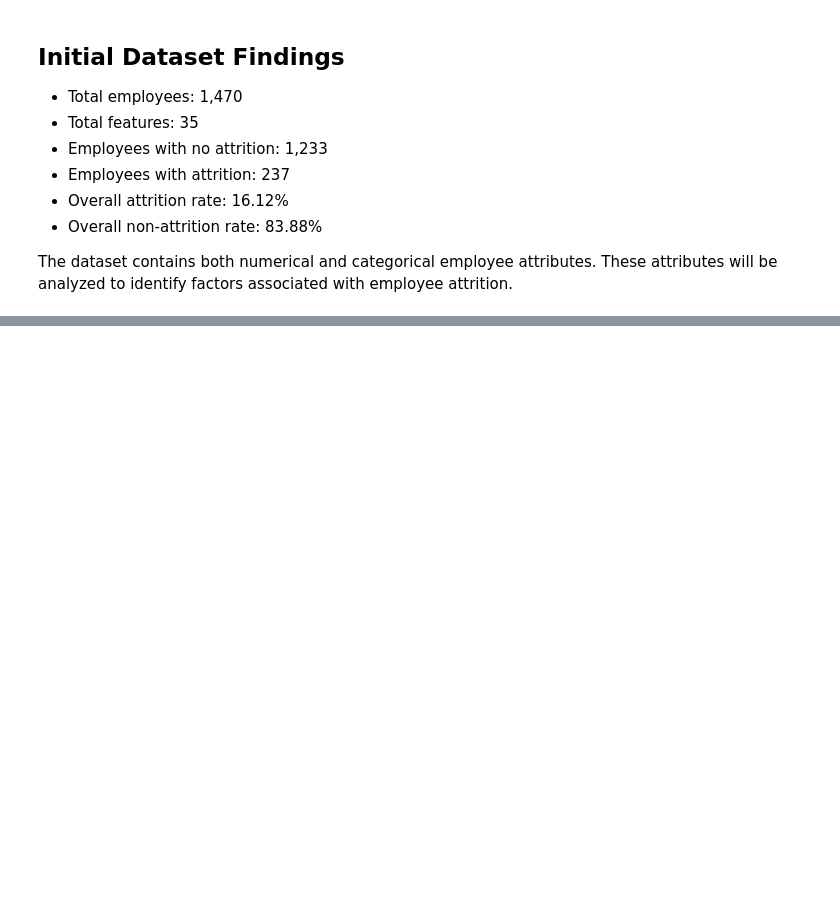
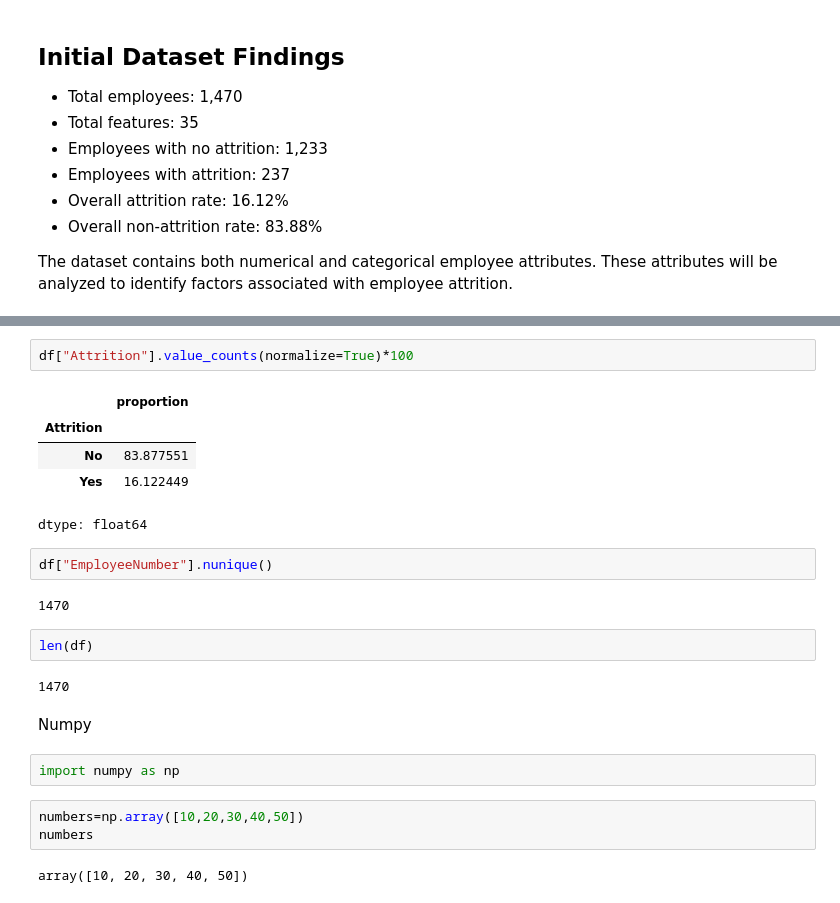
Before and after one commit to Prad3025/employee-attrition-ml, a Jupyter notebook: notebooks/01_business_and_data_understanding.ipynb, the cells around one changed output, grey strips where cells are left out. Saved outputs shown, nothing was run; the diff lists cells and outputs as text; blank space fills up the shorter version.

```diff
--- a/notebooks/01_business_and_data_understanding.ipynb
+++ b/notebooks/01_business_and_data_understanding.ipynb
@@ -137,0 +229,25 @@ employee attrition.
+# %%
+df["Attrition"].value_counts(normalize=True)*100
+# %% [output]
+|  | proportion |
+| Attrition |  |
+| No | 83.877551 |
+| Yes | 16.122449 |
+dtype: float64
+# %%
+df["EmployeeNumber"].nunique()
+# %% [output]
+1470
+# %%
+len(df)
+# %% [output]
+1470
+# %% [markdown]
+Numpy
+# %%
+import numpy as np
+# %%
+numbers=np.array([10,20,30,40,50])
+numbers
+# %% [output]
+array([10, 20, 30, 40, 50])
```
Also changed, not shown: parts of 16 cells of this notebook.
